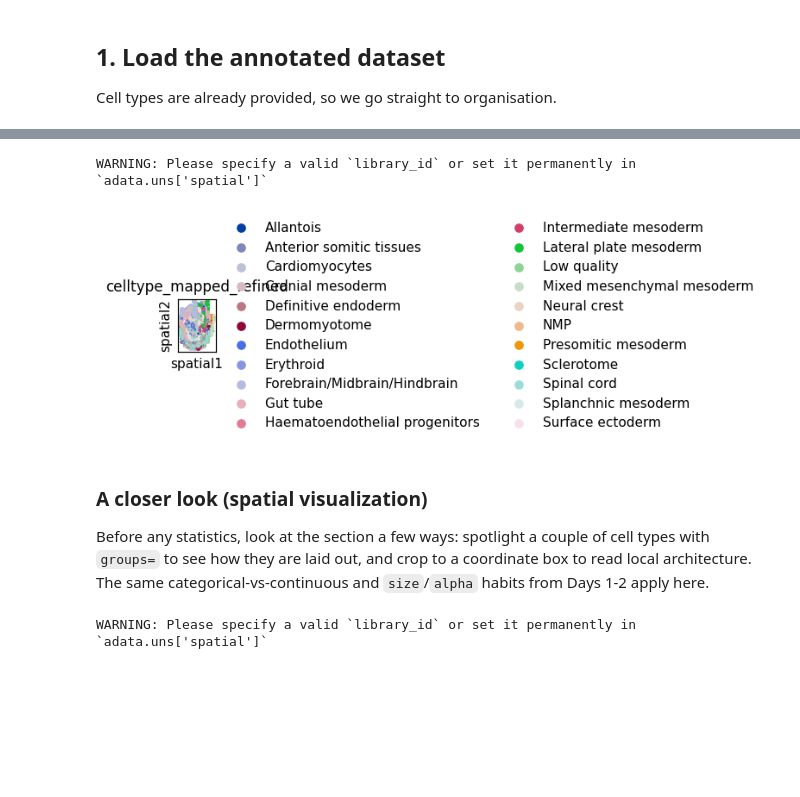
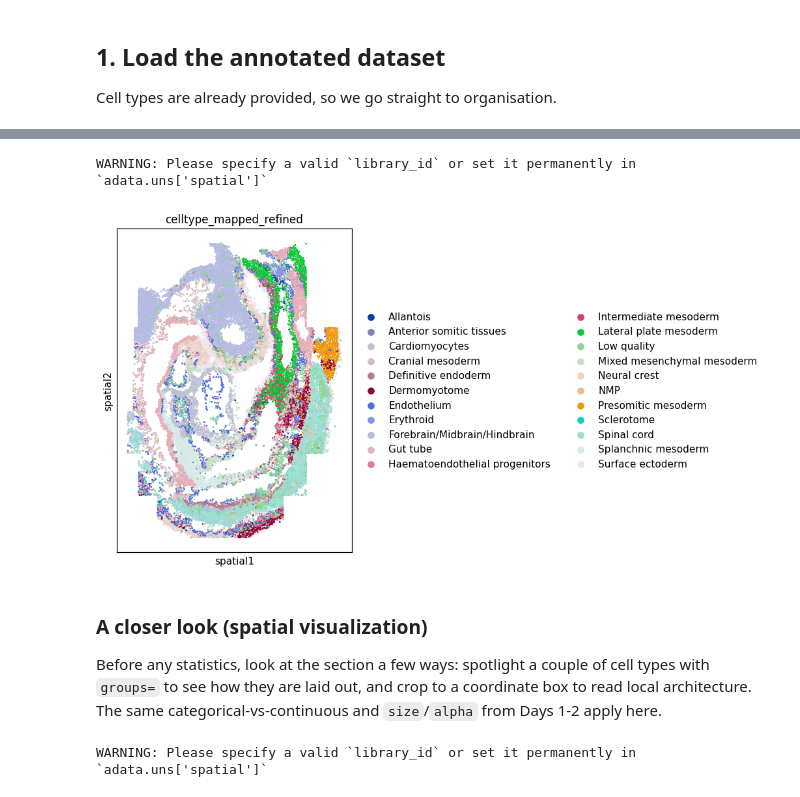
Before and after one commit to robinredX/intro-spatial-june-2026, a Jupyter notebook: day_3/03_solutions.ipynb, the cells around one changed output, grey strips where cells are left out. Cells and saved outputs as stored; diff of their text form; code cells hidden in the pictures; blank space fills up the shorter version.

```diff
--- a/day_3/03_solutions.ipynb
+++ b/day_3/03_solutions.ipynb
@@ -116,12 +118,12 @@ AnnData object with n_obs × n_vars = 19416 × 351
 # %%
-sq.pl.spatial_scatter(adata, color=ct_col, shape=None, size=2)
+sq.pl.spatial_scatter(adata, color=ct_col, shape=None, size=2, figsize=(10,5))
 # %% [output]
 WARNING: Please specify a valid `library_id` or set it permanently in `adata.uns['spatial']`
-[figure, old version]
+[figure, new version]
 # %% [markdown]
 ### A closer look (spatial visualization)
 
-Before any statistics, look at the section a few ways: spotlight a couple of cell types with `groups=` to see how they are laid out, and crop to a coordinate box to read local architecture. The same categorical-vs-continuous and `size`/`alpha` habits from Days 1-2 apply here.
+Before any statistics, look at the section a few ways: spotlight a couple of cell types with `groups=` to see how they are laid out, and crop to a coordinate box to read local architecture. The same categorical-vs-continuous and `size`/`alpha` from Days 1-2 apply here.
 # %%
 top_types = adata.obs[ct_col].value_counts().index[:3].tolist()
 sq.pl.spatial_scatter(adata, color=ct_col, groups=top_types, shape=None, size=2)
```
Also changed, not shown: parts of 21 cells of this notebook, 2 other files.
